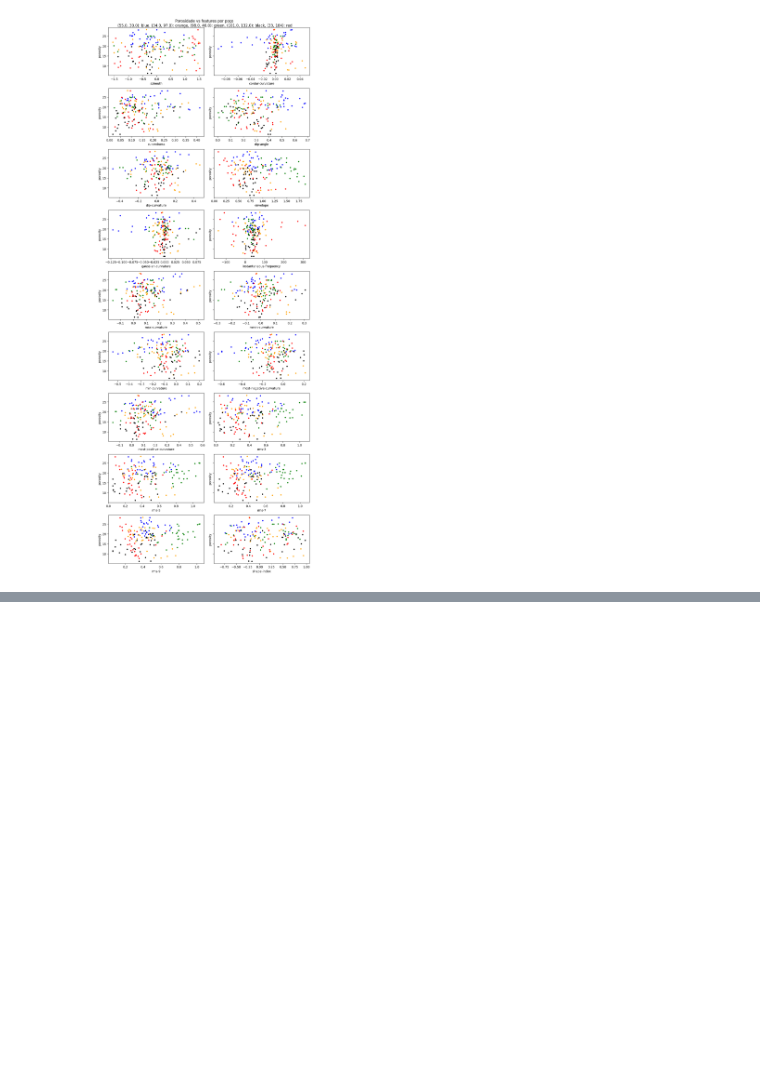
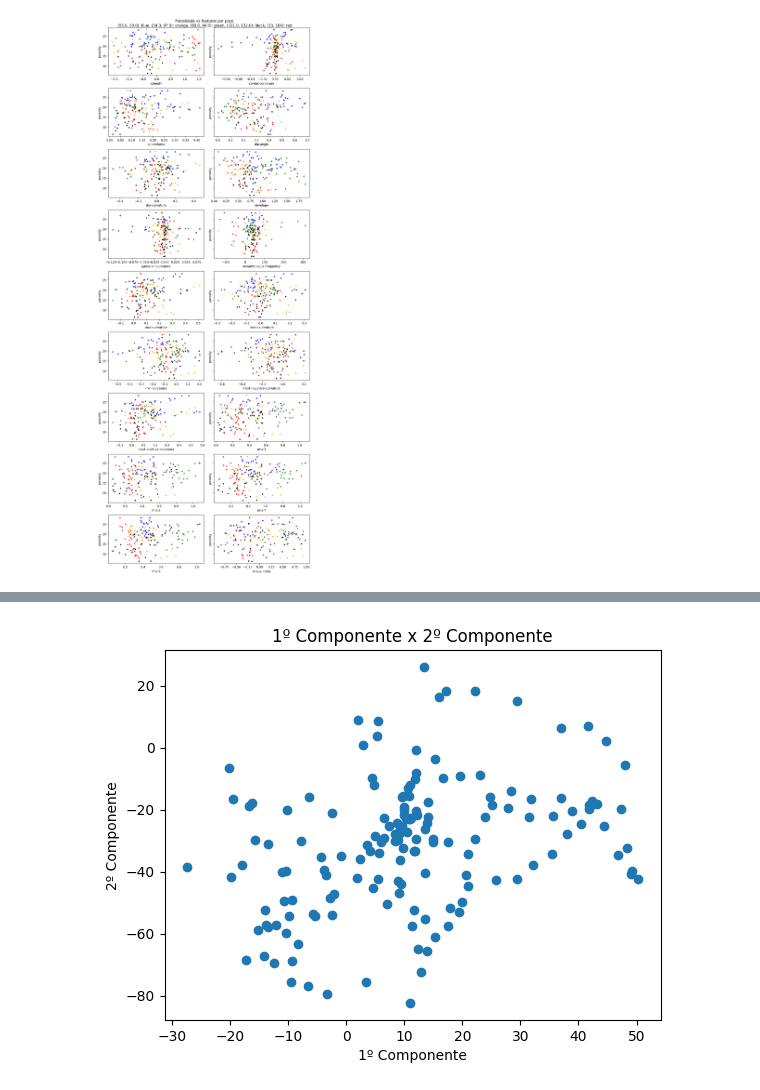
Before and after one commit to georgeteodoro/petroiageo, a Jupyter notebook: src/exploration/notebooks/Viz/ANP/Area_Teste_1/Feats-viz-area-teste-1.ipynb, the cells around one changed output, grey strips where cells are left out. Cells and saved outputs as stored; diff of their text form; code cells hidden in the pictures; blank space fills up the shorter version.

```diff
--- a/src/exploration/notebooks/Viz/ANP/Area_Teste_1/Feats-viz-area-teste-1.ipynb
+++ b/src/exploration/notebooks/Viz/ANP/Area_Teste_1/Feats-viz-area-teste-1.ipynb
@@ -371,0 +525,10 @@ plt.show()
+# %%
+plt.scatter(transformed_data[:, 0],transformed_data[:, 1])
+plt.xlabel("1º Componente")
+plt.ylabel("2º Componente")
+plt.title("1º Componente x 2º Componente")
+fig.tight_layout()
+plt.savefig("1_comp_x_2_comp.png")
+plt.show()
+# %% [output]
+[figure, added]
```
Also changed, not shown: parts of 17 cells of this notebook, 5 other files.
